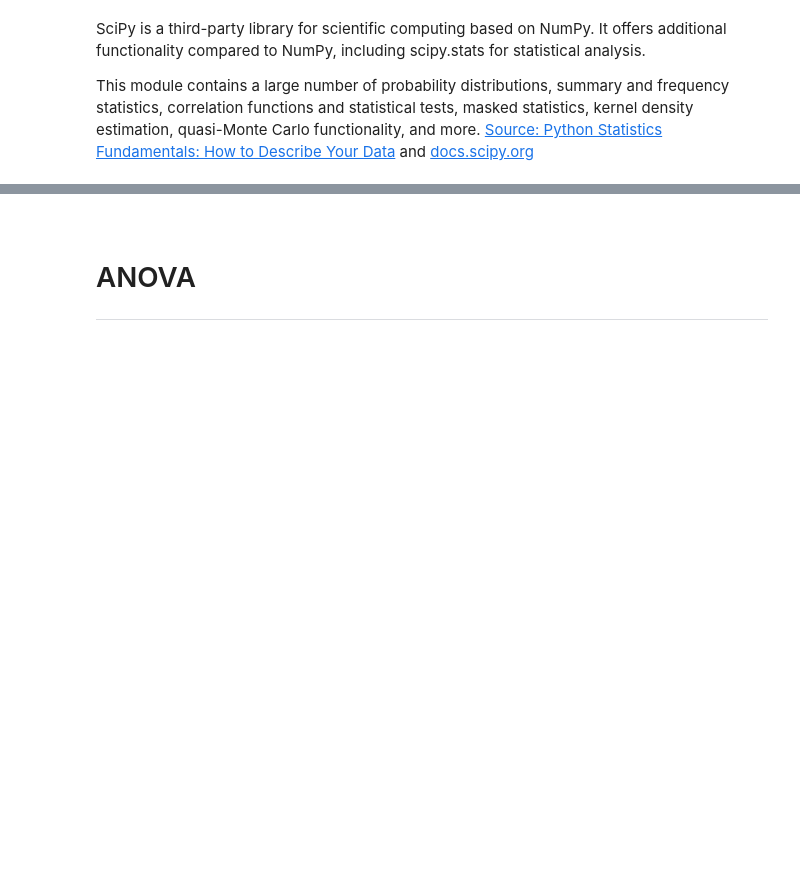
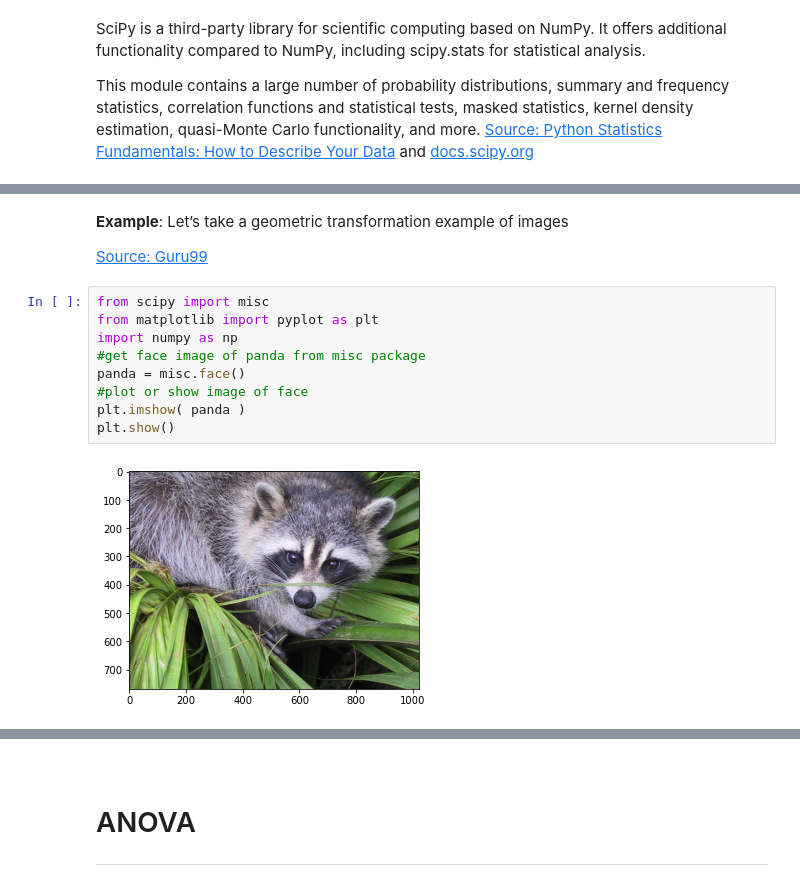
Before and after one commit to thenriq/machine_Learning_Assessment, a Jupyter notebook: scipy-stats.ipynb, the cells around one changed output, grey strips where cells are left out. Drawn from its saved outputs; the diff is of its cells as text; blank space fills up the shorter version.

Commit message:
added overview and examples for scipy.stats Python library

```diff
--- a/scipy-stats.ipynb
+++ b/scipy-stats.ipynb
@@ -7,0 +50,15 @@ This module contains a large number of probability distributions, summary and fr
+# %% [markdown]
+**Example**: Let’s take a geometric transformation example of images
+
+[Source: Guru99](https://www.guru99.com/scipy-tutorial.html)
+# %%
+from scipy import misc
+from matplotlib import pyplot as plt
+import numpy as np
+#get face image of panda from misc package
+panda = misc.face()
+#plot or show image of face
+plt.imshow( panda )
+plt.show()
+# %% [output]
+[figure, added]
```
Also changed, not shown: parts of 12 cells of this notebook.
